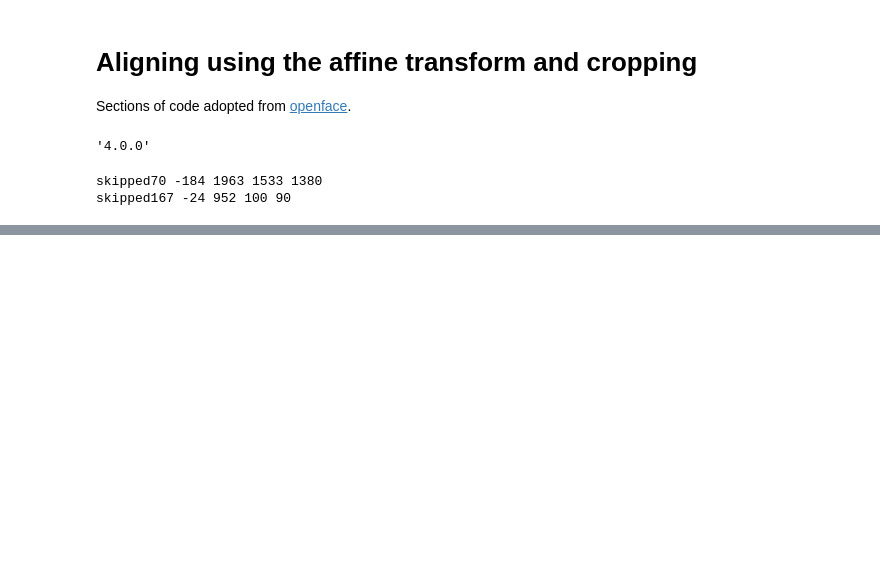
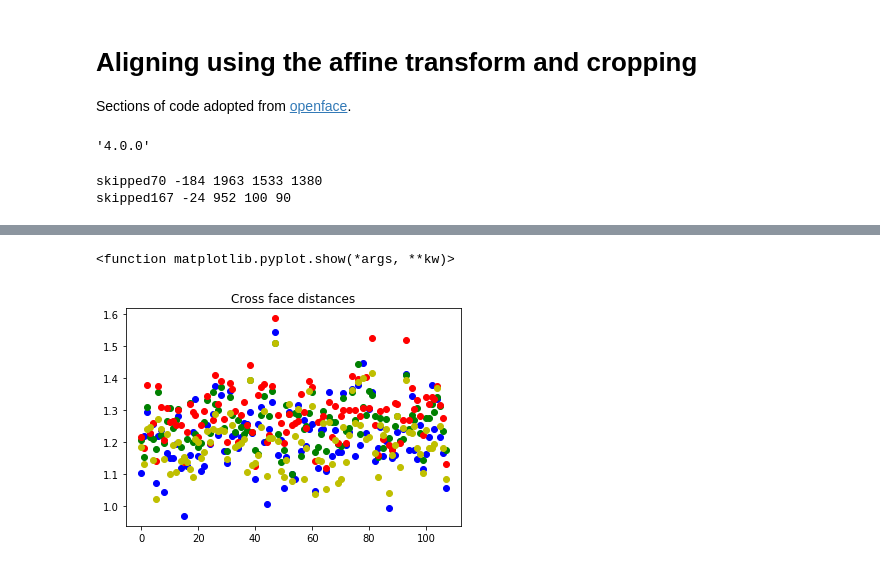
Before and after one commit to pkmandke/openface-PC, a Jupyter notebook: scripts/eval.ipynb, the cells around one changed output, grey strips where cells are left out. Drawn from its saved outputs; the diff is of its cells as text; code cells hidden in the pictures; blank space fills up the shorter version.

```diff
--- a/scripts/eval.ipynb
+++ b/scripts/eval.ipynb
@@ -55,0 +80,25 @@ skipped167 -24 952 100 90
+# %%
+# cross class embeddings
+import pre_proc as prep
+import post_proc as popr
+import facenet
+
+model = facenet.load_model()
+
+in_path = '/home/prathamesh/undergrad/btech_proj/resources/DBs/VGG2/test/n000009/'
+cross_dist = [[] for _ in range(len(cbook[0]))]
+
+for _ in os.listdir(in_path):
+    img = cv2.imread(in_path + _)
+    res1, img = prep.face_crop(img, affine=True)
+    if res1:
+        embd = facenet.forward(model, img.reshape(96, 96, 3)).reshape(1,128)
+        for i in range(len(cbook[0])):
+            cross_dist[i].append(popr.relative_dist(cbook[1][i], embd))
+# %%
+plt.plot(range(len(cross_dist[0])), cross_dist[3], 'bo', range(len(cross_dist[0])), cross_dist[4], 'go', range(len(cross_dist[0])), cross_dist[5], 'ro', range(len(cross_dist[0])), cross_dist[6], 'yo')
+plt.title('Cross face distances')
+plt.show
+# %% [output]
+<function matplotlib.pyplot.show(*args, **kw)>
+[figure, added]
```
Also changed, not shown: parts of 6 cells of this notebook, 3 other files.
